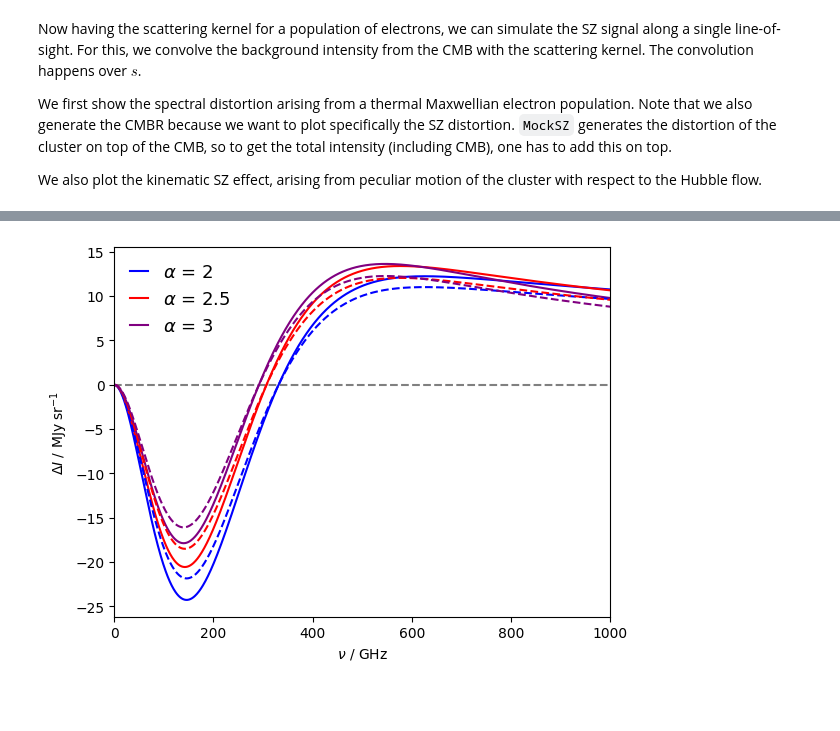
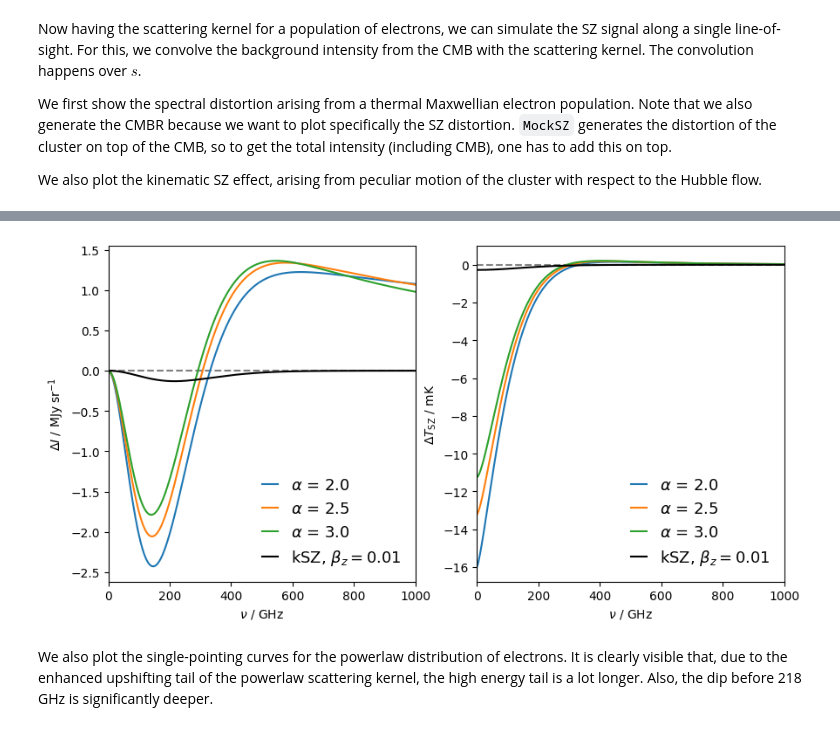
Before and after one commit to arendMoerman/MockSZ, a Jupyter notebook: etc/demos/SinglePointing.ipynb, the cells around one changed output, grey strips where cells are left out. Drawn from its saved outputs; the diff is of its cells as text; code cells hidden in the pictures; blank space fills up the shorter version.

```diff
--- a/etc/demos/SinglePointing.ipynb
+++ b/etc/demos/SinglePointing.ipynb
@@ -64,32 +76,43 @@ It is evident that the general relativistic treatment we followed deviates from
 # %%
 alpha = np.array([2, 2.5, 3])
-s = np.linspace(-1.4, 10, num=num_arr)
 
-SZ0 = MConv.SI_JySr(MSPointing.getSpecIntensityPL(nu, alpha[0], tau_e))
-SZ1 = MConv.SI_JySr(MSPointing.getSpecIntensityPL(nu, alpha[1], tau_e))
-SZ2 = MConv.SI_JySr(MSPointing.getSpecIntensityPL(nu, alpha[2], tau_e))
+fig, ax = pt.subplots(1,2, figsize=(10, 5))
+for i in range(3):
+    SZ = MSPointing.getSpecIntensityPL(nu, alpha[i], tau_e)
+    SZ_MJy = MConv.SI_JySr(SZ) * 1e-6
+    SZ_mK = MConv.SI_Temp(SZ, nu) * 1e3
 
-SZ0t = MConv.SI_JySr(MSPointing.getSpecIntensityPL(nu, alpha[0], tau_e1))
-SZ1t = MConv.SI_JySr(MSPointing.getSpecIntensityPL(nu, alpha[1], tau_e1))
-SZ2t = MConv.SI_JySr(MSPointing.getSpecIntensityPL(nu, alpha[2], tau_e1))
+    label = r"$\alpha$" + f" = {alpha[i]:.1f}"
 
-fig, ax = pt.subplots(1,1)
-ax.plot(nu_plot, SZ0 * 1e-6, label=r"$\alpha$ = 2", color="blue")
-ax.plot(nu_plot, SZ1 * 1e-6, label=r"$\alpha$ = 2.5", color="red")
-ax.plot(nu_plot, SZ2 * 1e-6, label=r"$\alpha$ = 3", color="purple")
+    ax[0].plot(nu_plot, SZ_MJy, label=label)
+    ax[1].plot(nu_plot, SZ_mK, label=label)
 
-ax.plot(nu_plot, SZ0t * 1e-6, color="blue", ls="dashed")
-ax.plot(nu_plot, SZ1t * 1e-6, color="red", ls="dashed")
-ax.plot(nu_plot, SZ2t * 1e-6, color="purple", ls="dashed")
+kSZ = MSPointing.getSpecIntensityKSZ(nu, beta_z, tau_e)
+kSZ_MJy = MConv.SI_JySr(kSZ * 1e-6)
+kSZ_mK = MConv.SI_Temp(kSZ * 1e3, nu)
 
-ax.axhline(y=0, zorder=0, color="grey", ls="dashed")
-#ax.set_ylim(0, 5)
-ax.set_xlim(0, 1000)
+label = r"kSZ, $\beta_z={:.2f}$".format(beta_z)
 
-ax.set_ylabel(r"$\Delta I$ / MJy sr$^{-1}$")
-ax.set_xlabel(r"$\nu$ / GHz")
-ax.legend(frameon=False, prop={'size': 13},handlelength=1)
+ax[0].plot(nu_plot, kSZ_MJy, color="black", label=label)
+ax[1].plot(nu_plot, kSZ_mK, color="black", label=label)
+
+ax[0].axhline(y=0, zorder=0, color="grey", ls="dashed")
+ax[0].set_xlim(0, 1000)
+
+ax[0].set_ylabel(r"$\Delta I_\nu$ / MJy sr$^{-1}$")
+ax[0].set_xlabel(r"$\nu$ / GHz")
+
+ax[0].legend(frameon=False, prop={'size': 13},handlelength=1)
+
+ax[1].axhline(y=0, zorder=0, color="grey", ls="dashed")
+ax[1].set_xlim(0, 1000)
+
+ax[1].set_ylabel(r"$\Delta T_\mathrm{SZ}$ / mK")
+ax[1].set_xlabel(r"$\nu$ / GHz")
+ax[1].legend(frameon=False, prop={'size': 13},handlelength=1)
 
 pt.show()
 # %% [output]
-[figure, old version]
+[figure, new version]
+# %% [markdown]
+We also plot the single-pointing curves for the powerlaw distribution of electrons. It is clearly visible that, due to the enhanced upshifting tail of the powerlaw scattering kernel, the high energy tail is a lot longer. Also, the dip before 218 GHz is significantly deeper.
```
Also changed, not shown: parts of 3 cells of this notebook, 5 other files.
